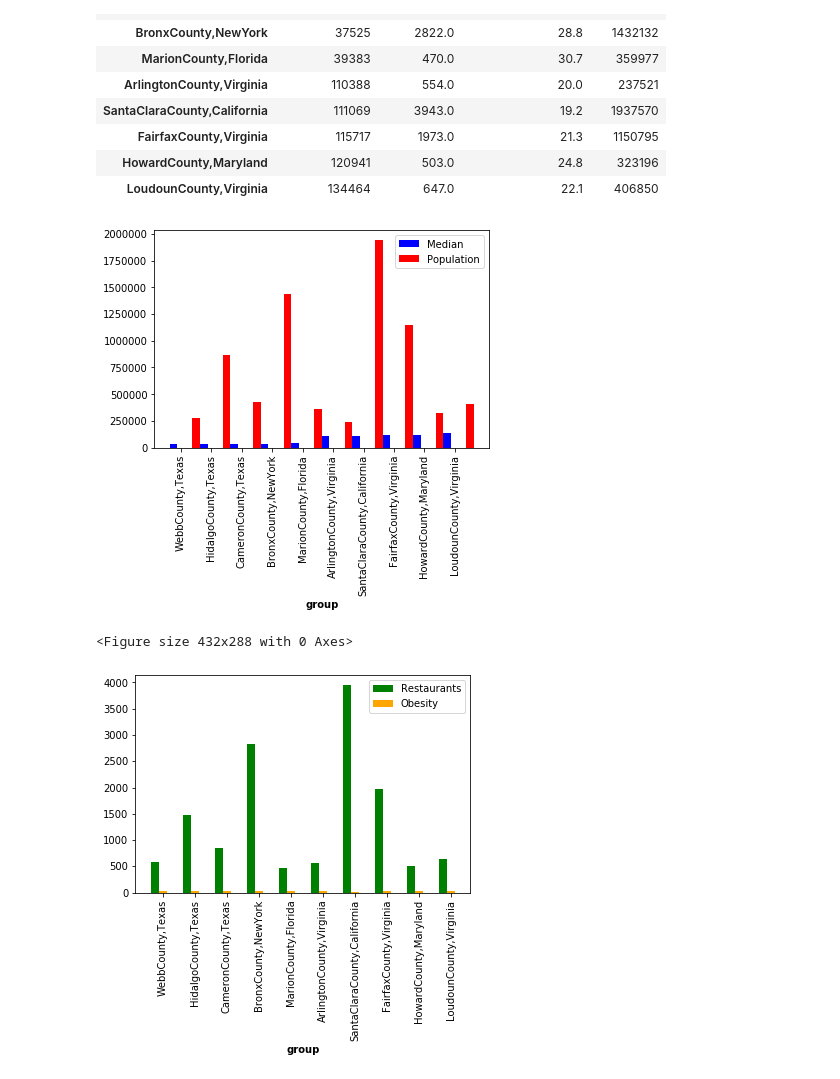
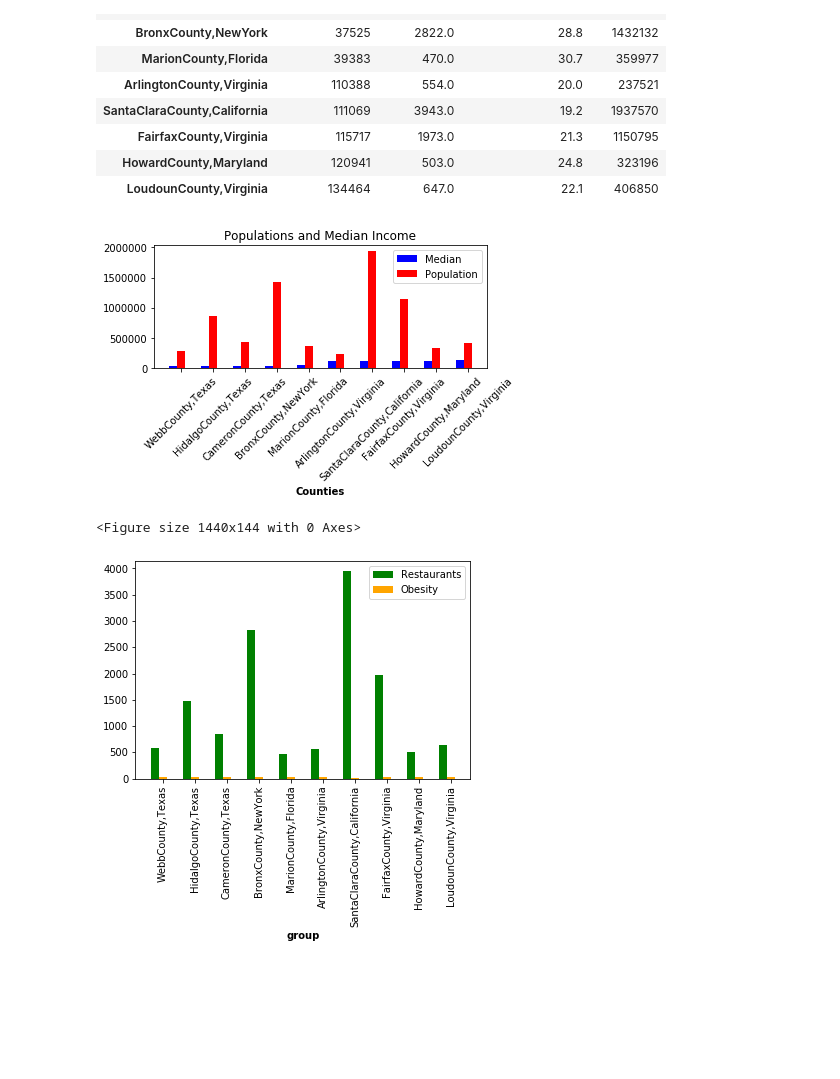
Before and after one commit to liliana-ilut/The-Mockingbirds, a Jupyter notebook: Clean Data/Graphs.ipynb, the cells around one changed output. Drawn from its saved outputs; the diff is of its cells as text; code cells hidden in the pictures; blank space fills up the shorter version.

```diff
--- a/Clean Data/Graphs.ipynb
+++ b/Clean Data/Graphs.ipynb
@@ -454,39 +454,42 @@ total_df
 # %%
 import numpy as np
 import matplotlib.pyplot as plt
 
 
 bars1 = total_df["Median Income"]
 bars2 = total_df["Population"]
 # bars2 = total_df["Restaurants"]
 # bars3 = total_df["Obesity Percentage"]
 # bars4 = total_df["Population"]
 
 barWidth = 0.25
 
 
 r1 = np.arange(len(bars1))
 r2 = [x + barWidth for x in r1]
 # r3 = [x + barWidth for x in r2]
 # r4 = [x + barWidth for x in r3]
 
 
 
 plt.bar(r1,bars1, color = "blue",width=barWidth, label="Median")
 # plt.bar(r2,bars2, color = "green",width=barWidth, label="Restaurants")
 # plt.bar(r3,bars3, color = "orange", width=barWidth,label="Obesity")
-plt.bar(r4,bars4, color = "red", width=barWidth, label="Population")
+plt.bar(r2,bars4, color = "red", width=barWidth, label="Population")
 
-plt.xlabel('group', fontweight='bold')
-plt.xticks( [r + barWidth for r in range(len(bars1))],counties, rotation = "vertical")
-
+plt.xlabel('Counties', fontweight='bold')
+plt.xticks( [r + barWidth for r in range(len(bars1))],counties, rotation = 45)
+plt.title("Populations and Median Income")
 
 plt.legend()
+plt.tight_layout()
+fig = plt.figure(figsize=(20, 2))
+plt.savefig("Figures/Bars_Population_Income.png", bbox_inches="tight")
+# plt.savefig("Figures/Bars_Population_Income.jpeg")
 plt.show()
-plt.tight_layout()
 # %% [output]
-[figure, old version]
+[figure, new version]
-<Figure size 432x288 with 0 Axes>
+<Figure size 1440x144 with 0 Axes>
 # %%
 # bars1 = total_df["Median Income"]
 # bars2 = total_df["Population"]
```
Also changed, not shown: 11 other files.
